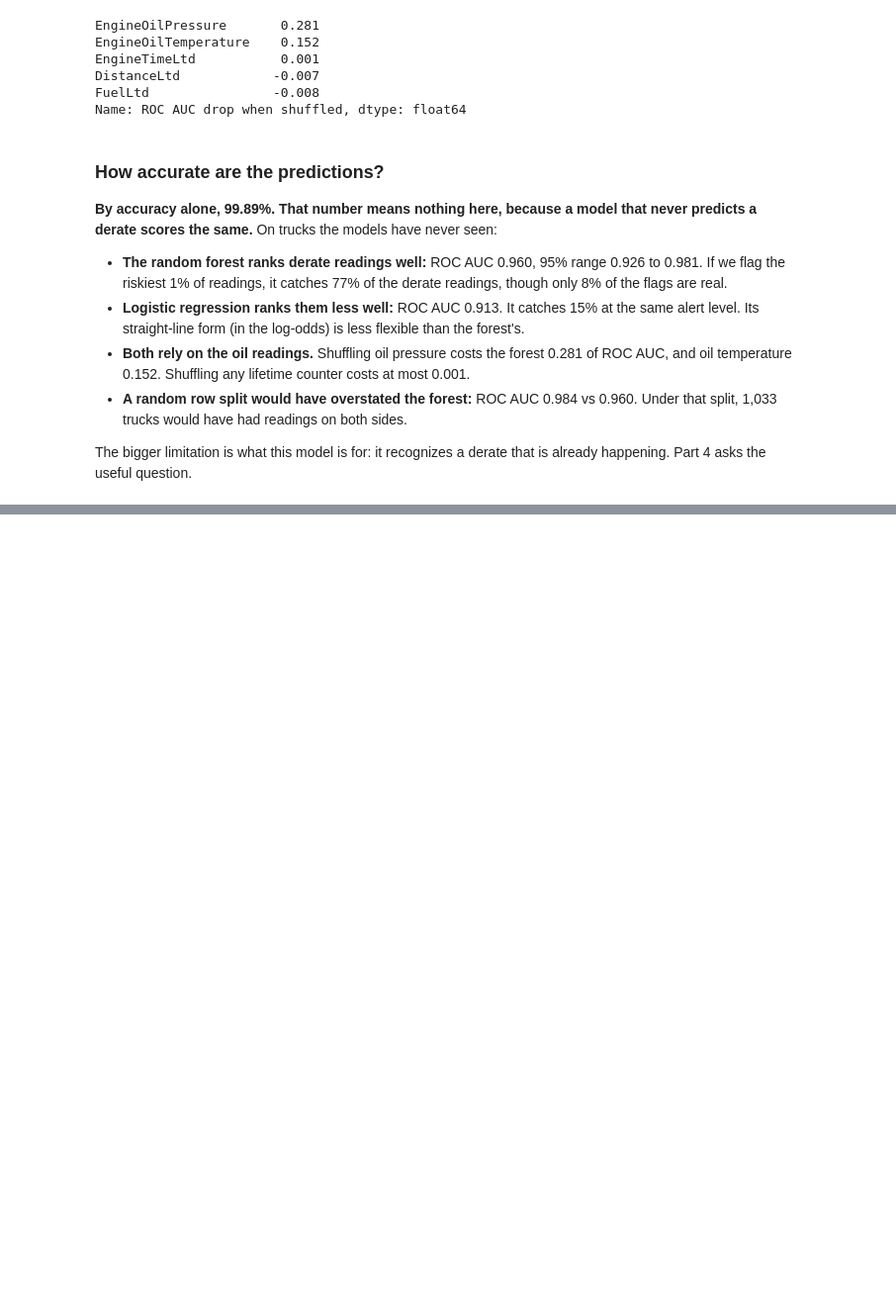
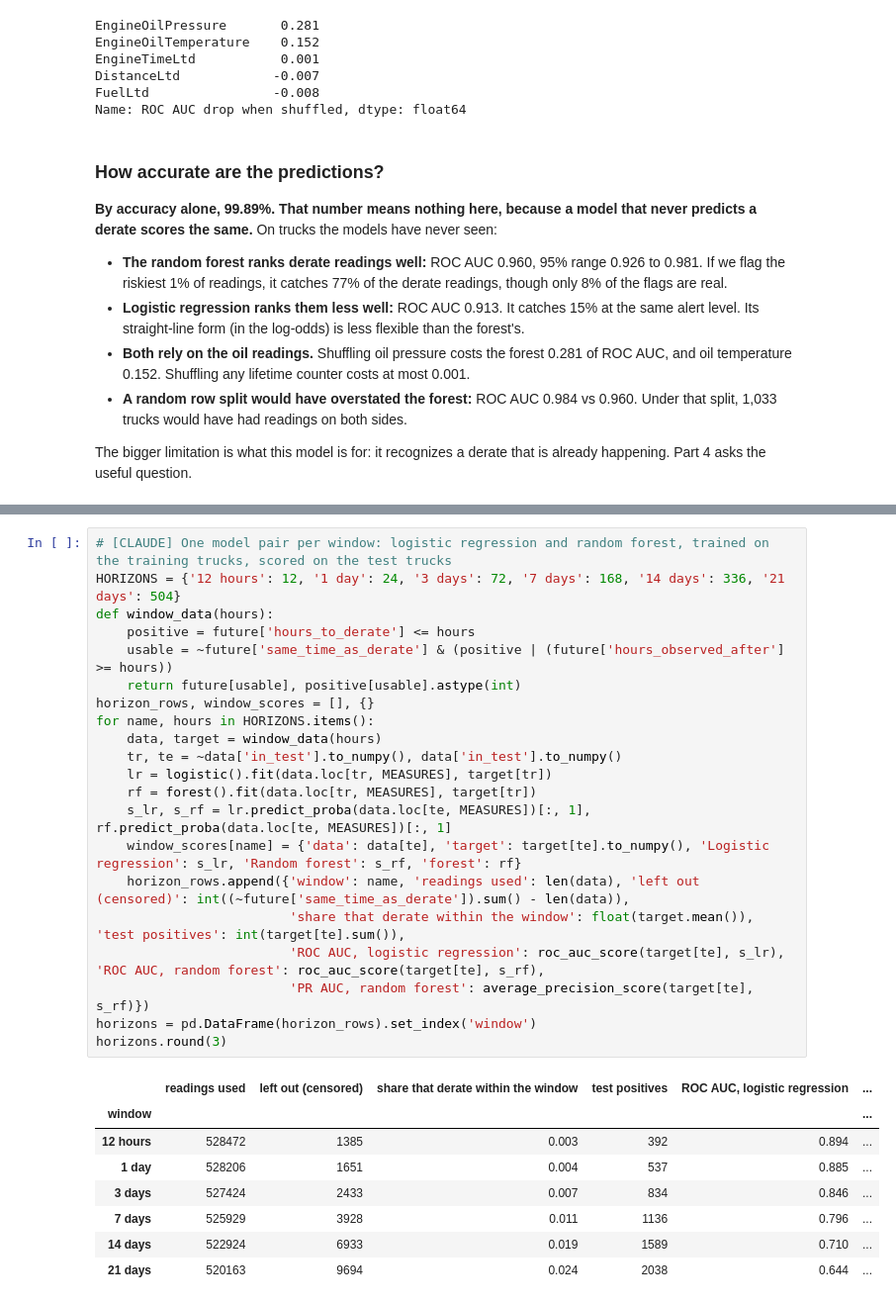
Before and after one commit to AI-for-Analytics-4/Big_NSS, a Jupyter notebook: submissions/juan_zavala/derate_prediction.ipynb, the cells around one changed output, grey strips where cells are left out. Shown at 99% size. Drawn from its saved outputs; the diff is of its cells as text; blank space fills up the shorter version.

```diff
--- a/submissions/juan_zavala/derate_prediction.ipynb
+++ b/submissions/juan_zavala/derate_prediction.ipynb
@@ -913,0 +964,30 @@ The bigger limitation is what this model is for: it recognizes a derate that is
+# %%
+# [CLAUDE] One model pair per window: logistic regression and random forest, trained on the training trucks, scored on the test trucks
+HORIZONS = {'12 hours': 12, '1 day': 24, '3 days': 72, '7 days': 168, '14 days': 336, '21 days': 504}
+def window_data(hours):
+    positive = future['hours_to_derate'] <= hours
+    usable = ~future['same_time_as_derate'] & (positive | (future['hours_observed_after'] >= hours))
+    return future[usable], positive[usable].astype(int)
+horizon_rows, window_scores = [], {}
+for name, hours in HORIZONS.items():
+    data, target = window_data(hours)
+    tr, te = ~data['in_test'].to_numpy(), data['in_test'].to_numpy()
+    lr = logistic().fit(data.loc[tr, MEASURES], target[tr])
+    rf = forest().fit(data.loc[tr, MEASURES], target[tr])
+    s_lr, s_rf = lr.predict_proba(data.loc[te, MEASURES])[:, 1], rf.predict_proba(data.loc[te, MEASURES])[:, 1]
+    window_scores[name] = {'data': data[te], 'target': target[te].to_numpy(), 'Logistic regression': s_lr, 'Random forest': s_rf, 'forest': rf}
+    horizon_rows.append({'window': name, 'readings used': len(data), 'left out (censored)': int((~future['same_time_as_derate']).sum() - len(data)),
+                         'share that derate within the window': float(target.mean()), 'test positives': int(target[te].sum()),
+                         'ROC AUC, logistic regression': roc_auc_score(target[te], s_lr), 'ROC AUC, random forest': roc_auc_score(target[te], s_rf),
+                         'PR AUC, random forest': average_precision_score(target[te], s_rf)})
+horizons = pd.DataFrame(horizon_rows).set_index('window')
+horizons.round(3)
+# %% [output]
+|  | readings used | left out (censored) | share that derate within the window | test positives | ROC AUC, logistic regression | ... |
+| window |  |  |  |  |  | ... |
+| 12 hours | 528472 | 1385 | 0.003 | 392 | 0.894 | ... |
+| 1 day | 528206 | 1651 | 0.004 | 537 | 0.885 | ... |
+| 3 days | 527424 | 2433 | 0.007 | 834 | 0.846 | ... |
+| 7 days | 525929 | 3928 | 0.011 | 1136 | 0.796 | ... |
+| 14 days | 522924 | 6933 | 0.019 | 1589 | 0.710 | ... |
+| 21 days | 520163 | 9694 | 0.024 | 2038 | 0.644 | ... |
```
Also changed, not shown: parts of 16 cells of this notebook, 3 other files.
